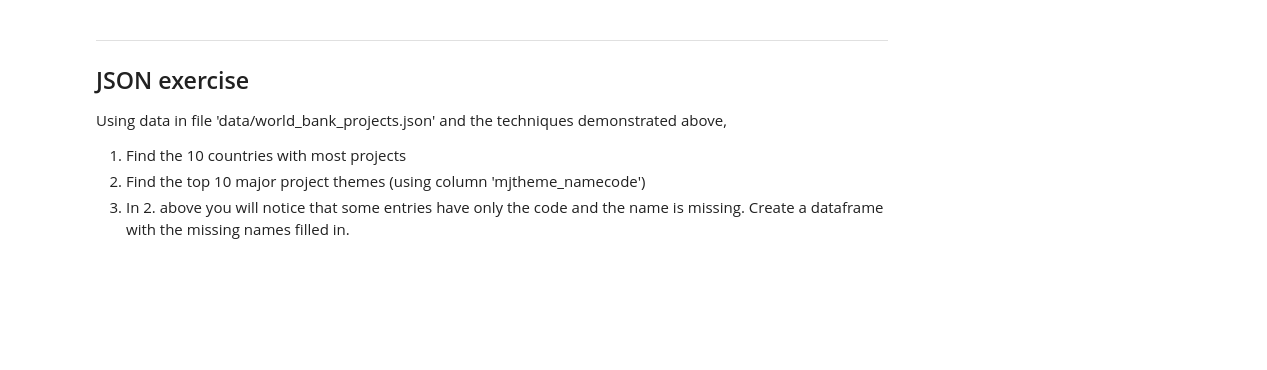
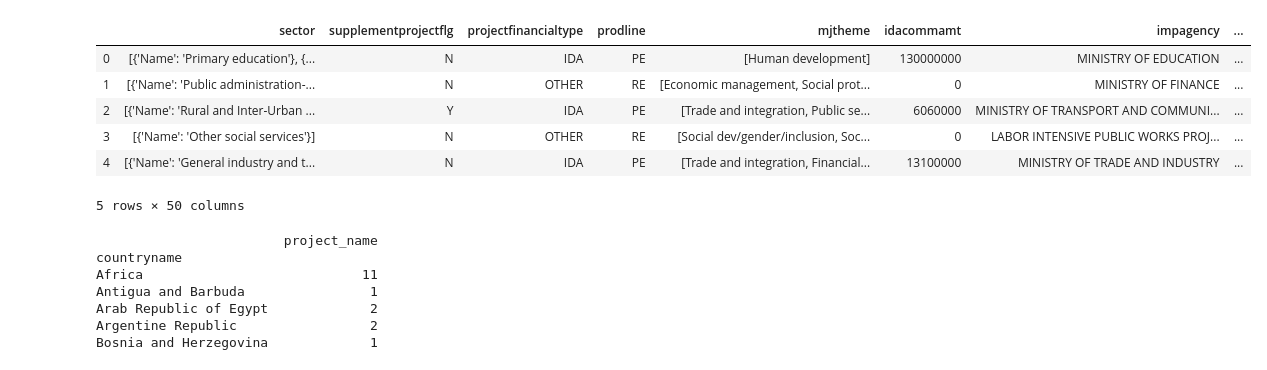
Before and after one commit to rezalution/Springboard, a Jupyter notebook: JSONBasedDataExercise.ipynb, the cells around one changed output. Saved outputs shown, nothing was run; the diff lists cells and outputs as text; code cells hidden in the pictures; blank space fills up the shorter version.

```diff
--- a/JSONBasedDataExercise.ipynb
+++ b/JSONBasedDataExercise.ipynb
@@ -93,8 +3,12 @@ sample_json_df
-# %% [markdown]
-****
-## JSON exercise
-
-Using data in file 'data/world_bank_projects.json' and the techniques demonstrated above,
-1. Find the 10 countries with most projects
-2. Find the top 10 major project themes (using column 'mjtheme_namecode')
-3. In 2. above you will notice that some entries have only the code and the name is missing. Create a dataframe with the missing names filled in.
+# %%
+world_bank = pd.read_json('/Users/Rezalution/Downloads/data_wrangling_json/data/world_bank_projects.json')
+# %%
+world_bank.head()
+# %% [output]
+|  | sector | supplementprojectflg | projectfinancialtype | prodline | mjtheme | idacommamt | impagency | ... |
+| 0 | [{'Name': 'Primary education'}, {... | N | IDA | PE | [Human development] | 130000000 | MINISTRY OF EDUCATION | ... |
+| 1 | [{'Name': 'Public administration-... | N | OTHER | RE | [Economic management, Social prot... | 0 | MINISTRY OF FINANCE | ... |
+| 2 | [{'Name': 'Rural and Inter-Urban ... | Y | IDA | PE | [Trade and integration, Public se... | 6060000 | MINISTRY OF TRANSPORT AND COMMUNI... | ... |
+| 3 | [{'Name': 'Other social services'}] | N | OTHER | RE | [Social dev/gender/inclusion, Soc... | 0 | LABOR INTENSIVE PUBLIC WORKS PROJ... | ... |
+| 4 | [{'Name': 'General industry and t... | N | IDA | PE | [Trade and integration, Financial... | 13100000 | MINISTRY OF TRADE AND INDUSTRY | ... |
+5 rows × 50 columns
@@ -100,0 +19,10 @@ Using data in file 'data/world_bank_projects.json' and the techniques demonstrat
+# %%
+print(c.head())
+# %% [output]
+                        project_name
+countryname
+Africa                            11
+Antigua and Barbuda                1
+Arab Republic of Egypt             2
+Argentine Republic                 2
+Bosnia and Herzegovina             1
```
Also changed, not shown: parts of 35 cells of this notebook.
